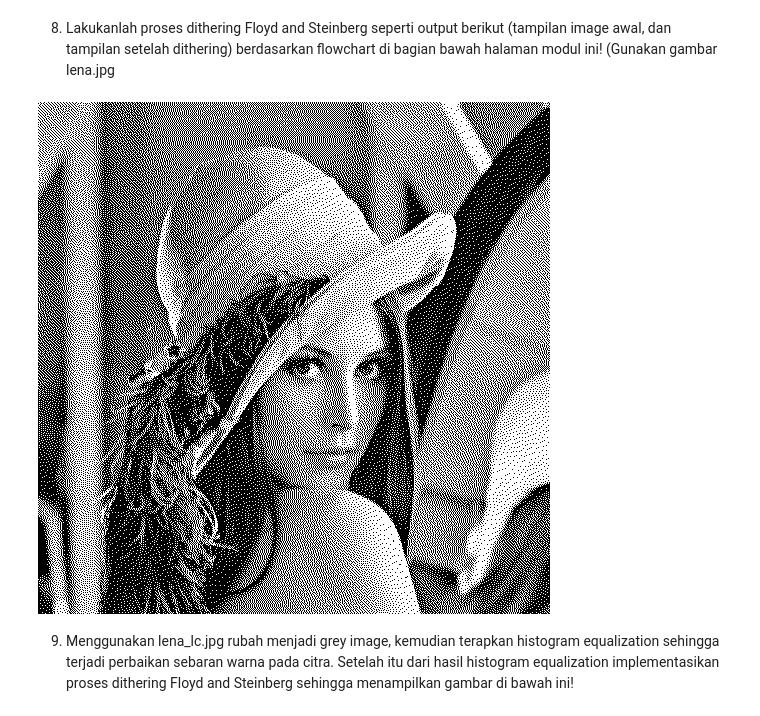
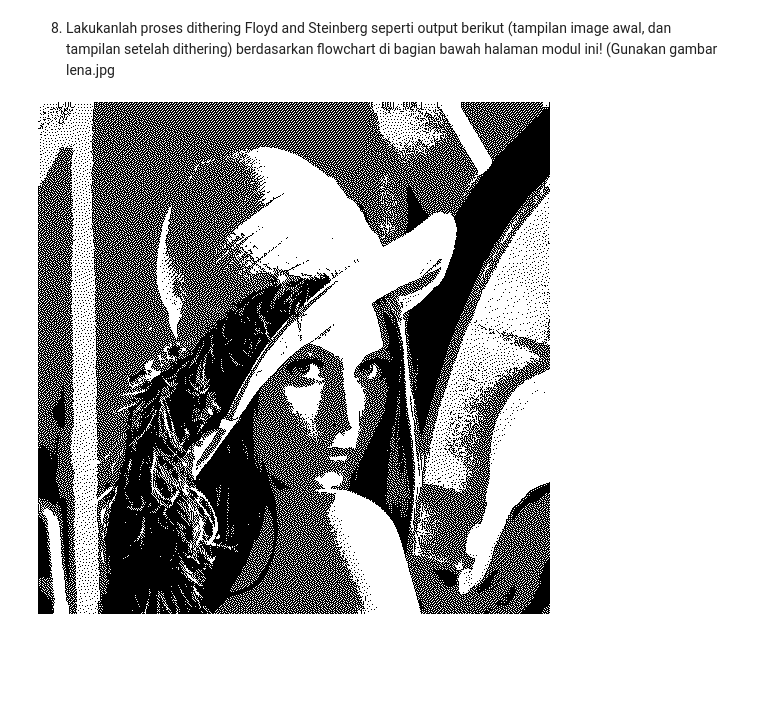
Before and after one commit to dzkmrn/2141720076-pcvk-2023, a Jupyter notebook: Week6.ipynb, the cells around one changed output. Drawn from its saved outputs; the diff is of its cells as text; code cells hidden in the pictures; blank space fills up the shorter version.

```diff
--- a/Week6.ipynb
+++ b/Week6.ipynb
@@ -241,10 +241,10 @@ imageConvert.save('/content/drive/MyDrive/pcvkassets/lena.jpg')
 # %%
 import cv2 as cv
 
-Image = cv.imread('/content/drive/MyDrive/pcvkassets/lena.jpg')
+Image = cv.imread('/content/drive/MyDrive/Kuliah/PCVK/assets/lenna.png')
 
 GrayImage = cv.cvtColor(Image, cv.COLOR_BGR2GRAY)
-cv.imwrite('/content/drive/MyDrive/pcvkassets/lena_lc.png', GrayImage)
+cv.imwrite('/content/drive/MyDrive/Kuliah/PCVK/assets/lenna_gray.png', GrayImage)
 
 Height = GrayImage.shape[0]
 Width = GrayImage.shape[1]
@@ -269,33 +269,31 @@ for y in range(0, Height):
                 NewNumber = 0
             GrayImage[y, x + 1] = NewNumber
 
         if (x > 0 and y < Height - 1):
             NewNumber = GrayImage[y + 1, x - 1] + Error * 3 / 16
             if (NewNumber > 255):
                 NewNumber = 255
             elif (NewNumber < 0):
                 NewNumber = 0
             GrayImage[y + 1, x - 1] = NewNumber
 
         if (y < Height - 1):
             NewNumber = GrayImage[y + 1, x] + Error * 5 / 16
             if (NewNumber > 255):
                 NewNumber = 255
             elif (NewNumber < 0):
                 NewNumber = 0
             GrayImage[y + 1, x] = NewNumber
 
         if (x < Width - 1 and y < Height - 1):
             NewNumber = GrayImage[y + 1, x + 1] + Error * 1 / 16
             if (NewNumber > 255):
                 NewNumber = 255
             elif (NewNumber < 0):
                 NewNumber = 0
             GrayImage[y + 1, x + 1] = NewNumber
 
 cv.imwrite('/content/drive/MyDrive/Kuliah/PCVK/assets/lenna_dithered.png', GrayImage)
 cv2_imshow(GrayImage)
 # %% [output]
-[figure, old version]
+[figure, new version]
-# %% [markdown]
-9. Menggunakan lena_lc.jpg rubah menjadi grey image, kemudian terapkan histogram equalization sehingga terjadi perbaikan sebaran warna pada citra. Setelah itu dari hasil histogram equalization implementasikan proses dithering Floyd and Steinberg sehingga menampilkan gambar di bawah ini!
```
Also changed, not shown: parts of 7 cells of this notebook.
